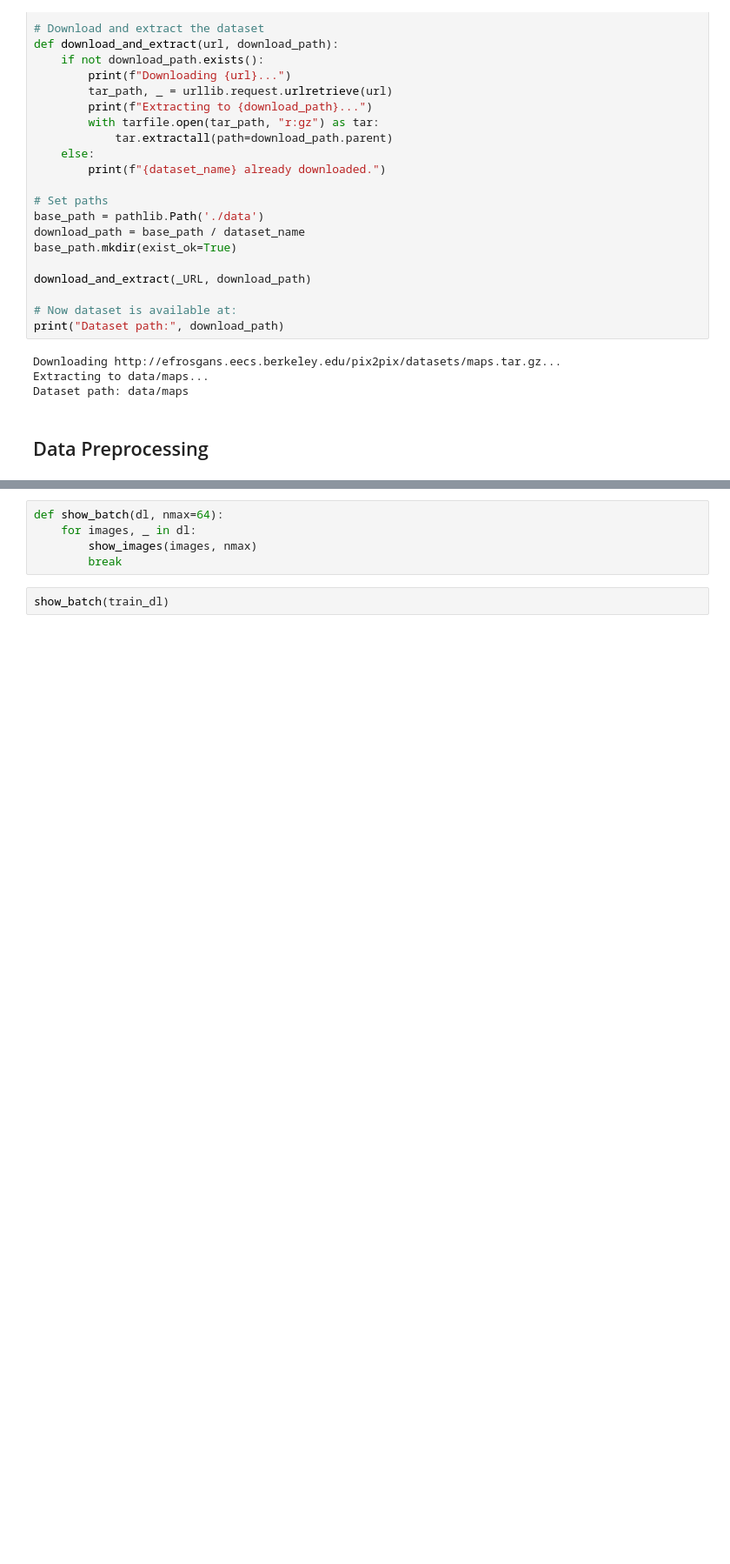
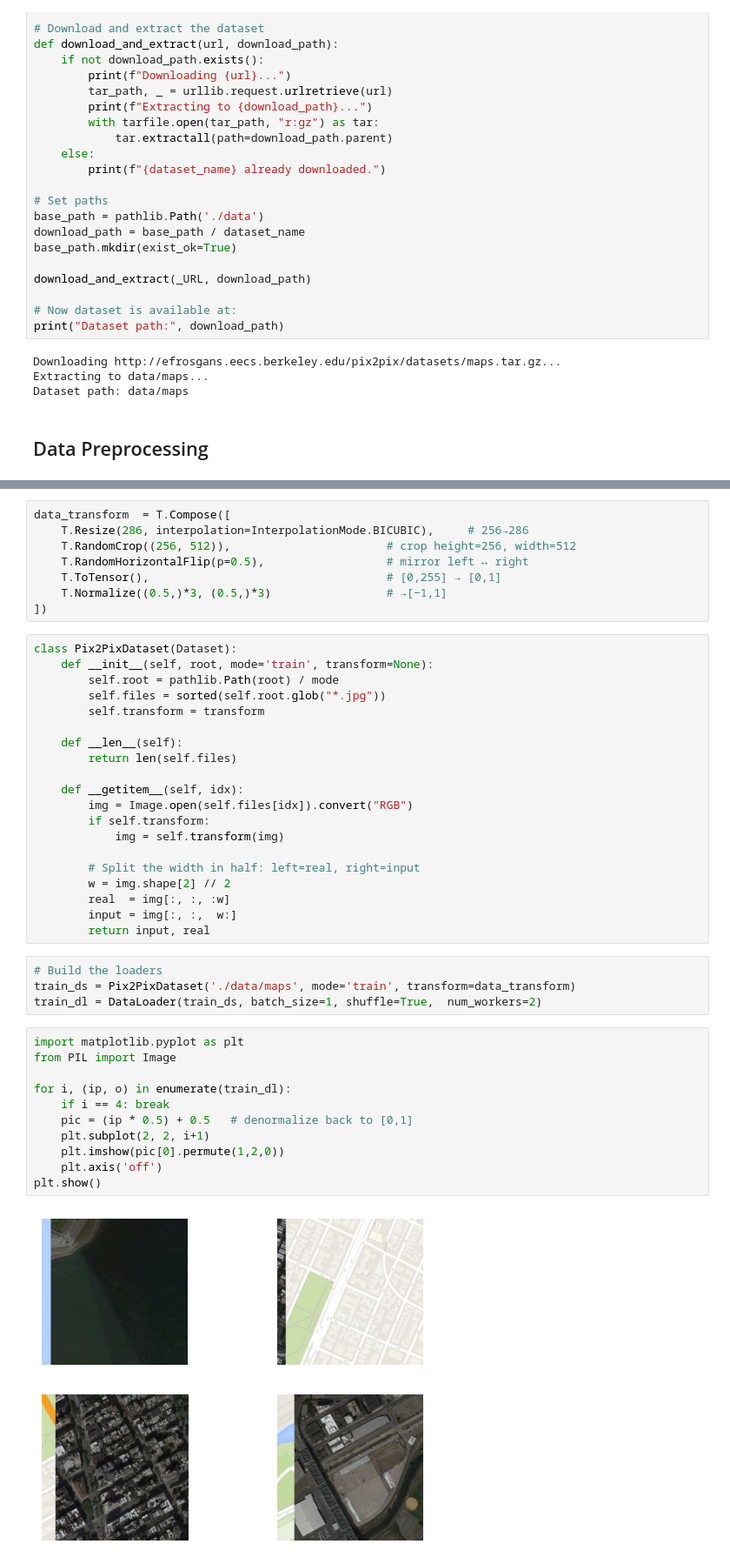
Before and after one commit to Aman-Sunesh/StreetViewGAN-Translating-Between-Maps-Facades-and-Real-World-Images, a Jupyter notebook: StreetViewGAN.ipynb, the cells around one changed output, grey strips where cells are left out. Shown at 87% size. Cells and saved outputs as stored; diff of their text form; blank space fills up the shorter version.

```diff
--- a/StreetViewGAN.ipynb
+++ b/StreetViewGAN.ipynb
@@ -127,7 +56,45 @@ def show_images(images, nmax=64):
-# %%
-def show_batch(dl, nmax=64):
-    for images, _ in dl:
-        show_images(images, nmax)
-        break
-# %%
-show_batch(train_dl)
+# %%
+data_transform  = T.Compose([
+    T.Resize(286, interpolation=InterpolationMode.BICUBIC),     # 256→286
+    T.RandomCrop((256, 512)),                       # crop height=256, width=512
+    T.RandomHorizontalFlip(p=0.5),                  # mirror left ↔ right
+    T.ToTensor(),                                   # [0,255] → [0,1]
+    T.Normalize((0.5,)*3, (0.5,)*3)                 # →[−1,1]
+])
+# %%
+class Pix2PixDataset(Dataset):
+    def __init__(self, root, mode='train', transform=None):
+        self.root = pathlib.Path(root) / mode
+        self.files = sorted(self.root.glob("*.jpg"))
+        self.transform = transform
+
+    def __len__(self):
+        return len(self.files)
+
+    def __getitem__(self, idx):
+        img = Image.open(self.files[idx]).convert("RGB")
+        if self.transform:
+            img = self.transform(img)
+
+        # Split the width in half: left=real, right=input
+        w = img.shape[2] // 2
+        real  = img[:, :, :w]
+        input = img[:, :,  w:]
+        return input, real
+# %%
+# Build the loaders
+train_ds = Pix2PixDataset('./data/maps', mode='train', transform=data_transform)
+train_dl = DataLoader(train_ds, batch_size=1, shuffle=True,  num_workers=2)
+# %%
+import matplotlib.pyplot as plt
+from PIL import Image
+
+for i, (ip, o) in enumerate(train_dl):
+    if i == 4: break
+    pic = (ip * 0.5) + 0.5   # denormalize back to [0,1]
+    plt.subplot(2, 2, i+1)
+    plt.imshow(pic[0].permute(1,2,0))
+    plt.axis('off')
+plt.show()
+# %% [output]
+[figure, added]
```
Also changed, not shown: parts of 9 cells of this notebook.
